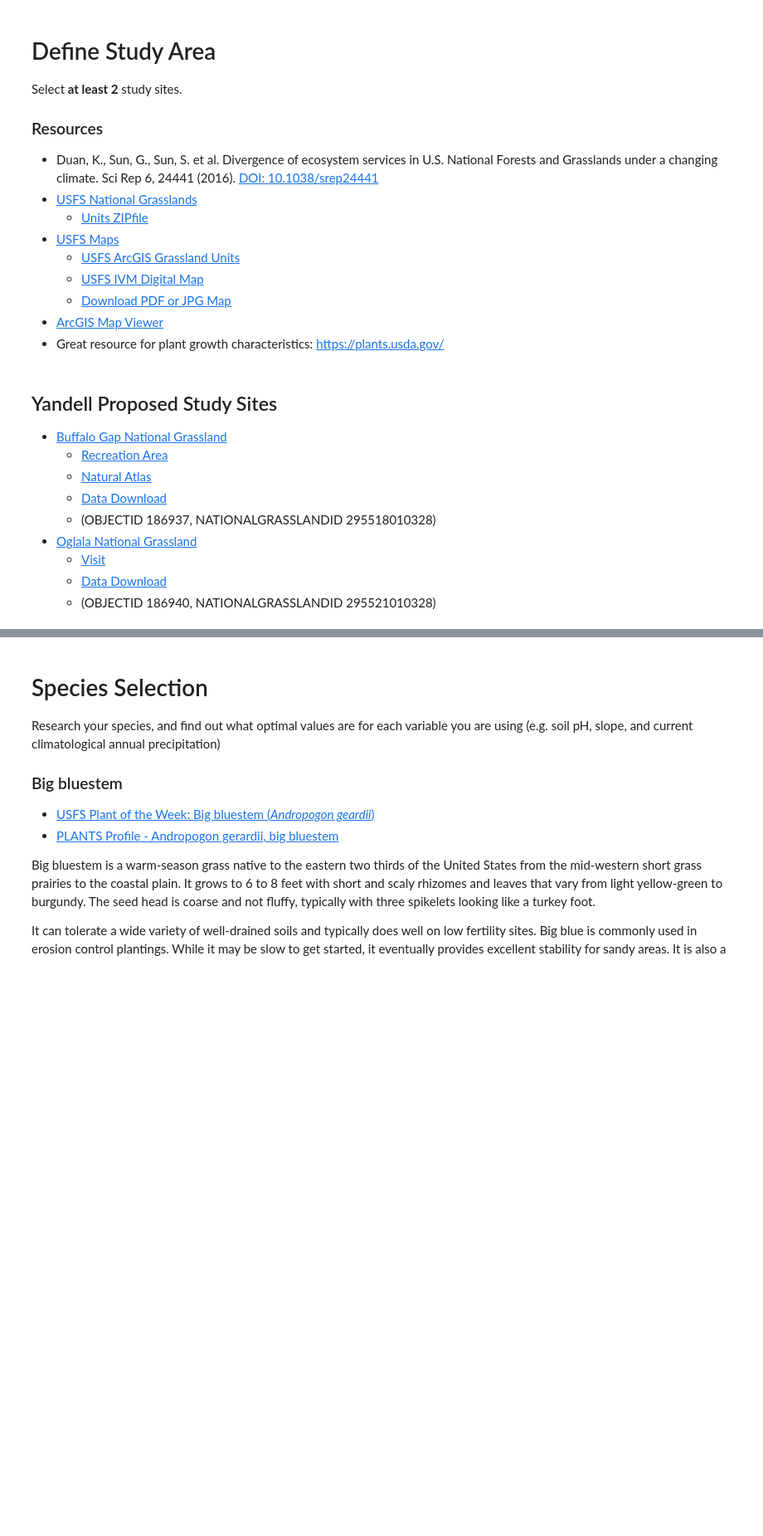
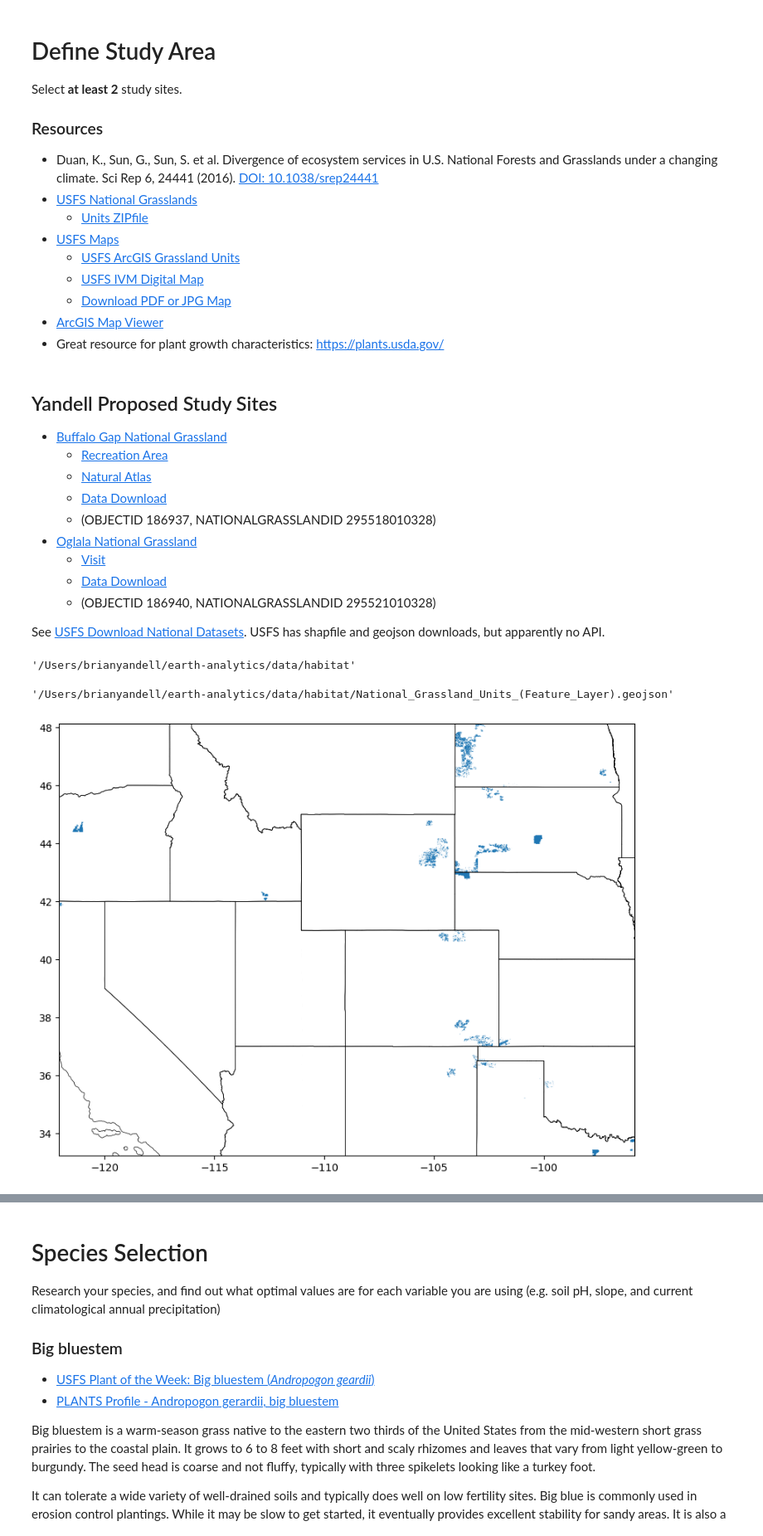
Before and after one commit to byandell-envsys/habitatSuitability, a Jupyter notebook: 1_study_area.ipynb, the cells around one changed output, grey strips where cells are left out. Shown at 83% size. Drawn from its saved outputs; the diff is of its cells as text; code cells hidden in the pictures; blank space fills up the shorter version.

```diff
--- a/1_study_area.ipynb
+++ b/1_study_area.ipynb
@@ -26,3 +26,37 @@ Select **at least 2** study sites.
     - [Visit](https://visitnebraska.com/harrison/oglala-national-grassland)
     - [Data Download](https://data-usfs.hub.arcgis.com/datasets/usfs::national-grassland-units-feature-layer/explore?location=43.509639%2C-102.570535%2C8.36)
     - (OBJECTID 186940, NATIONALGRASSLANDID 295521010328)
+
+See
+[USFS Download National Datasets](https://data.fs.usda.gov/geodata/edw/datasets.php).
+USFS has shapfile and geojson downloads, but apparently no API.
+# %%
+# Define and create the project data directory
+import os # Interoperable file paths
+import pathlib # Find the home folder
+
+data_dir = os.path.join(
+    pathlib.Path.home(),
+    'earth-analytics',
+    'data',
+    'habitat'
+)
+os.makedirs(data_dir, exist_ok=True)
+data_dir
+# %% [output]
+'/Users/brianyandell/earth-analytics/data/habitat'
+# %%
+grassland_url = data_dir + "/National_Grassland_Units_(Feature_Layer).geojson"
+grassland_url
+# %% [output]
+'/Users/brianyandell/earth-analytics/data/habitat/National_Grassland_Units_(Feature_Layer).geojson'
+# %%
+import geopandas as gpd
+
+grassland_gdf = gpd.read_file(grassland_url)
+# %%
+from landmapy.redline import plot_redline
+
+plot_redline(grassland_gdf)
+# %% [output]
+[figure, added]
```
Also changed, not shown: parts of 3 cells of this notebook, 1 other file.
